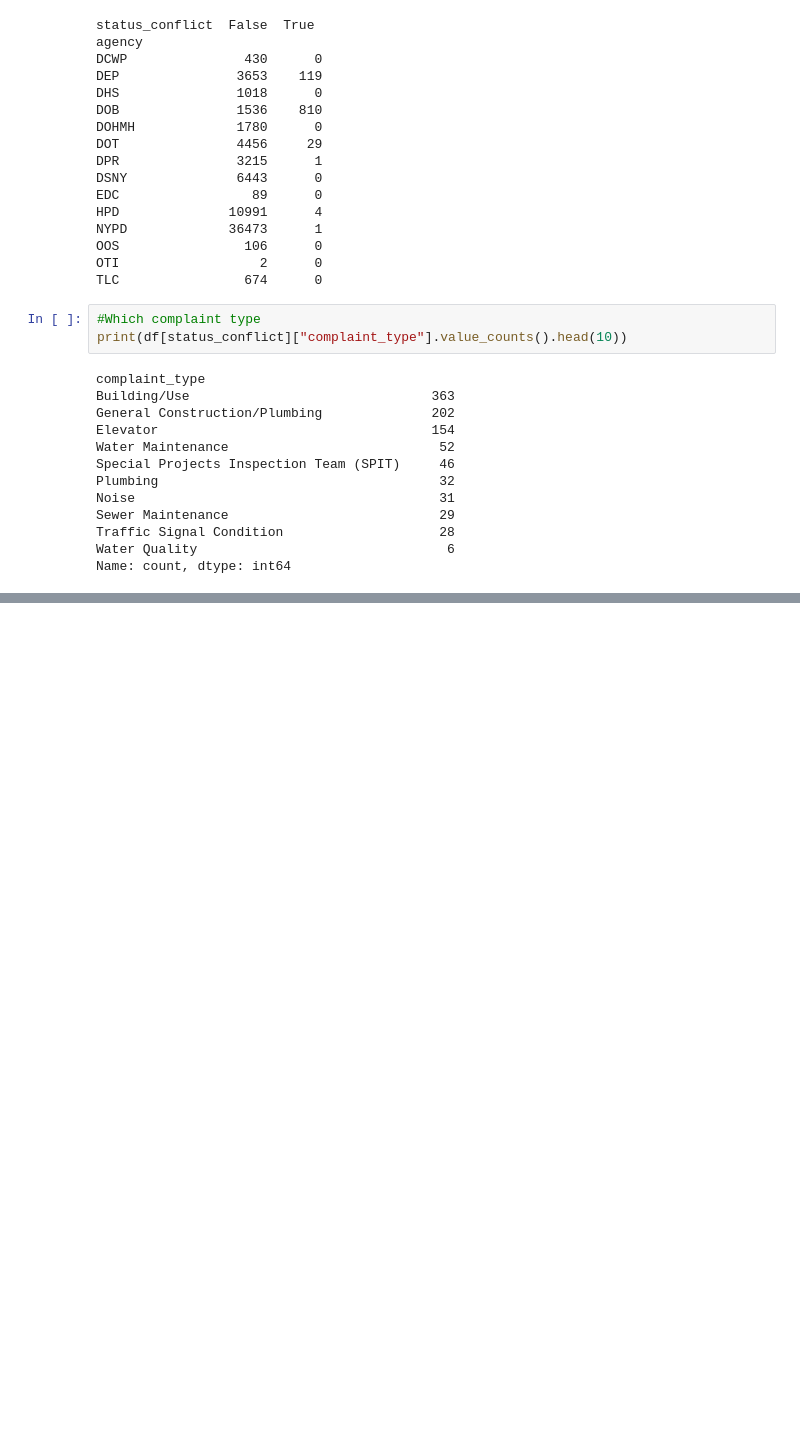
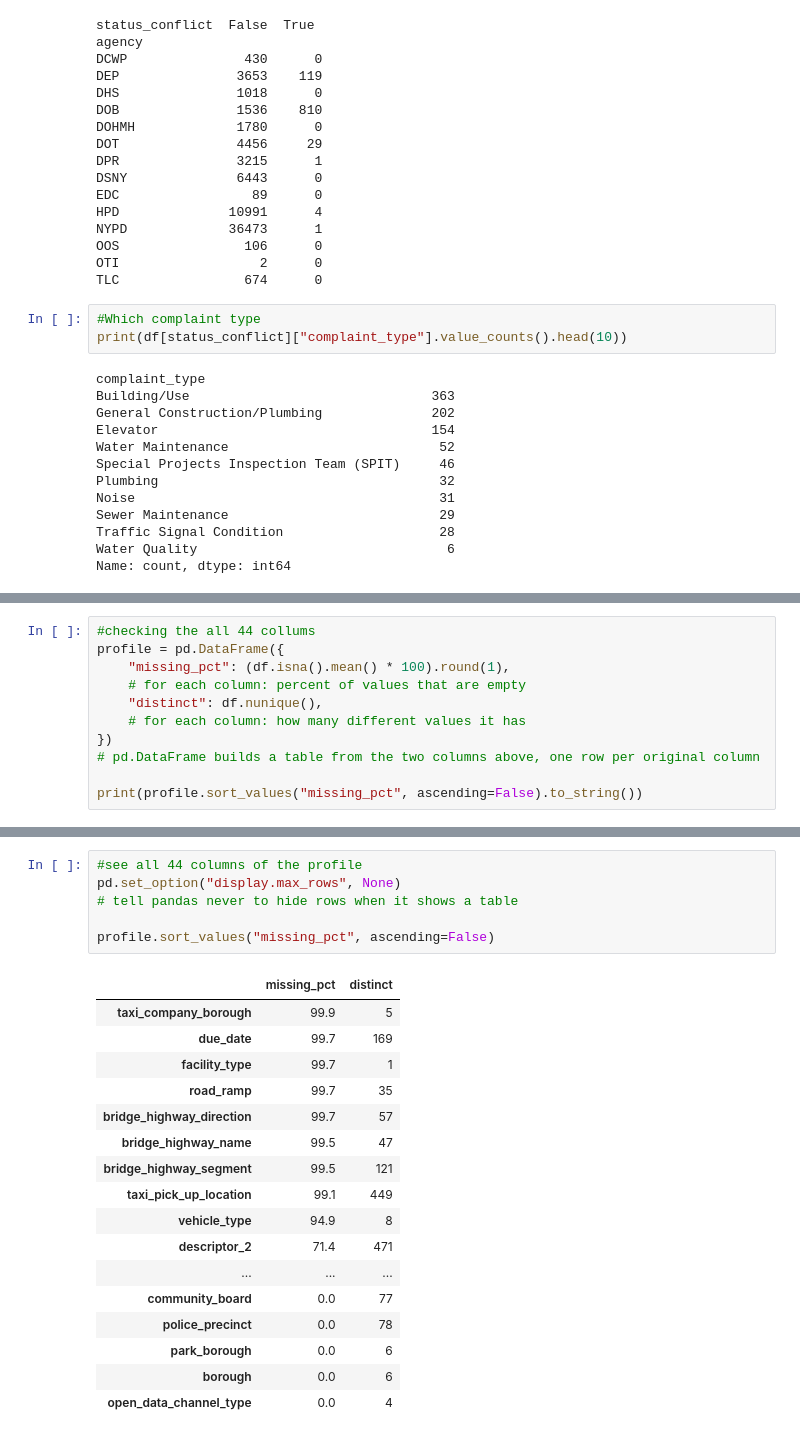
Before and after one commit to ErricNg/nyc311-data-quality, a Jupyter notebook: notebooks/01_explore.ipynb, the cells around one changed output, grey strips where cells are left out. Drawn from its saved outputs; the diff is of its cells as text; blank space fills up the shorter version.

Commit message:
Add column profile, agency, location and sparse-column findings

```diff
--- a/notebooks/01_explore.ipynb
+++ b/notebooks/01_explore.ipynb
@@ -299,0 +360,11 @@ Name: count, dtype: int64
+# %%
+#checking the all 44 collums
+profile = pd.DataFrame({
+    "missing_pct": (df.isna().mean() * 100).round(1),
+    # for each column: percent of values that are empty
+    "distinct": df.nunique(),
+    # for each column: how many different values it has
+})
+# pd.DataFrame builds a table from the two columns above, one row per original column
+
+print(profile.sort_values("missing_pct", ascending=False).to_string())
@@ -299,0 +408,24 @@ Name: count, dtype: int64
+# %%
+#see all 44 columns of the profile
+pd.set_option("display.max_rows", None)
+# tell pandas never to hide rows when it shows a table
+
+profile.sort_values("missing_pct", ascending=False)
+# %% [output]
+|  | missing_pct | distinct |
+| taxi_company_borough | 99.9 | 5 |
+| due_date | 99.7 | 169 |
+| facility_type | 99.7 | 1 |
+| road_ramp | 99.7 | 35 |
+| bridge_highway_direction | 99.7 | 57 |
+| bridge_highway_name | 99.5 | 47 |
+| bridge_highway_segment | 99.5 | 121 |
+| taxi_pick_up_location | 99.1 | 449 |
+| vehicle_type | 94.9 | 8 |
+| descriptor_2 | 71.4 | 471 |
+| ... | ... | ... |
+| community_board | 0.0 | 77 |
+| police_precinct | 0.0 | 78 |
+| park_borough | 0.0 | 6 |
+| borough | 0.0 | 6 |
+| open_data_channel_type | 0.0 | 4 |
```
Also changed, not shown: parts of 14 cells of this notebook, 1 other file.
